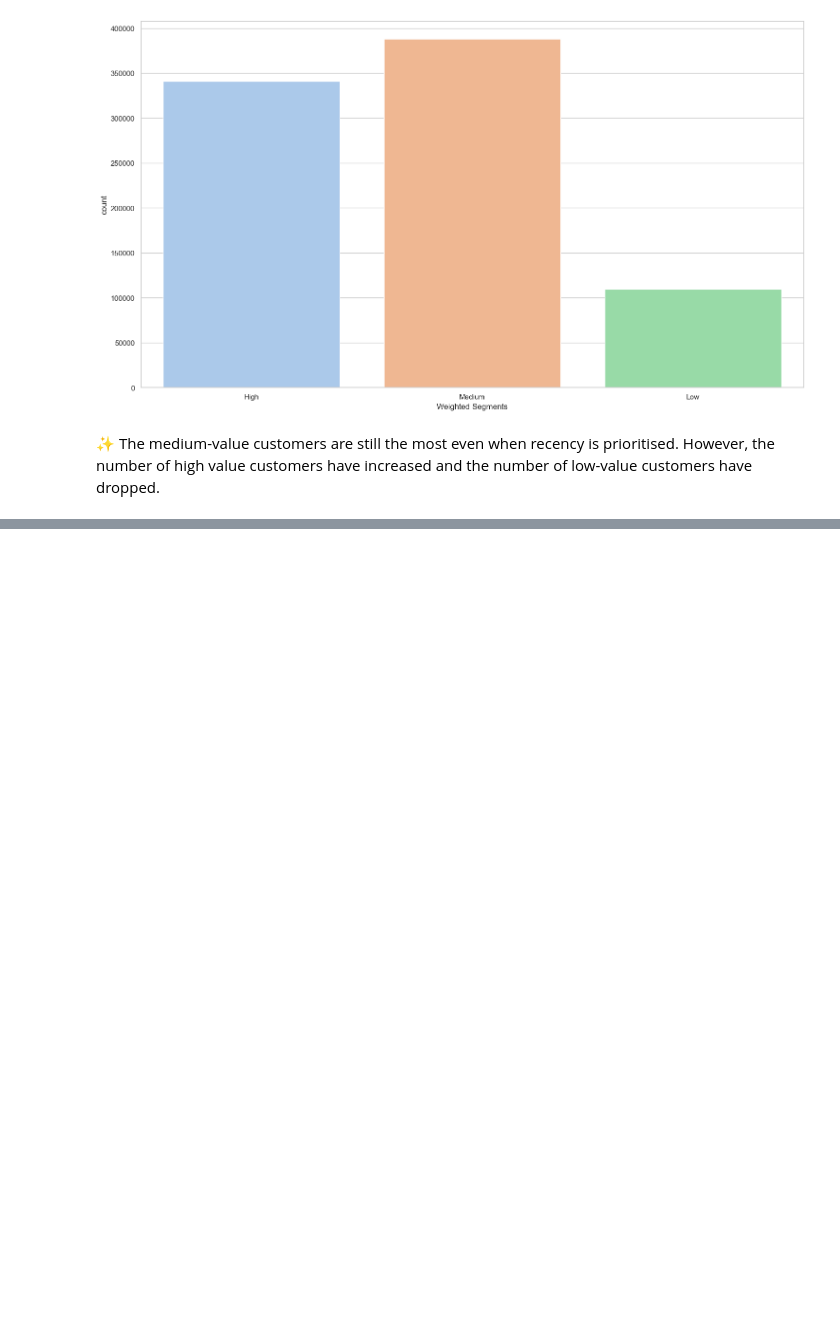
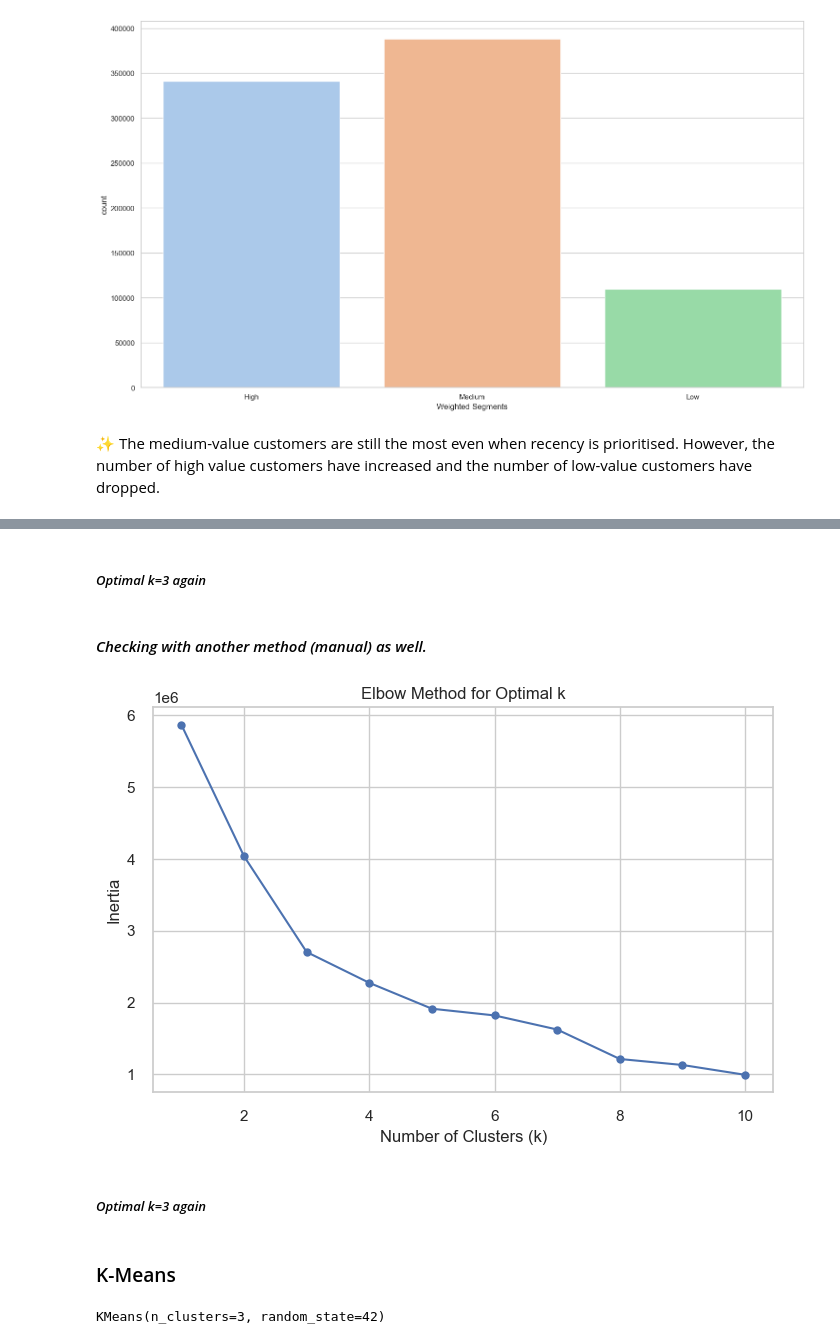
Before and after one commit to mosimii/banktrust-rfm-customer-segmentation, a Jupyter notebook: rfm_customer_segmentation_banktrust.ipynb, the cells around one changed output, grey strips where cells are left out. Saved outputs shown, nothing was run; the diff lists cells and outputs as text; code cells hidden in the pictures; blank space fills up the shorter version.

```diff
--- a/rfm_customer_segmentation_banktrust.ipynb
+++ b/rfm_customer_segmentation_banktrust.ipynb
@@ -1192,0 +1293,35 @@ plt.show()
+# %% [markdown]
+##### _Optimal k=3 again_
+# %% [markdown]
+#### _Checking with another method (manual) as well._
+# %%
+#list to store inertia values
+inertia = []
+
+#testing k values from 1 to 10
+for k in range(1, 11):
+    kmeans = KMeans(n_clusters=k, random_state=1)
+    kmeans.fit(scaled_df)
+    inertia.append(kmeans.inertia_)
+
+#plotting the elbow curve
+plt.figure(figsize=(8, 5))
+plt.plot(range(1, 11), inertia, marker='o')
+plt.title('Elbow Method for Optimal k')
+plt.xlabel('Number of Clusters (k)')
+plt.ylabel('Inertia')
+plt.show()
+# %% [output]
+[figure, added]
+# %% [markdown]
+##### _Optimal k=3 again_
+# %% [markdown]
+### K-Means
+# %%
+#running KMeans with chosen number of clusters
+k = 3  # replace with your optimal k
+model = KMeans(n_clusters=k, random_state=42)
+
+model.fit(scaled_df)
+# %% [output]
+KMeans(n_clusters=3, random_state=42)
```
Also changed, not shown: parts of 26 cells of this notebook.
